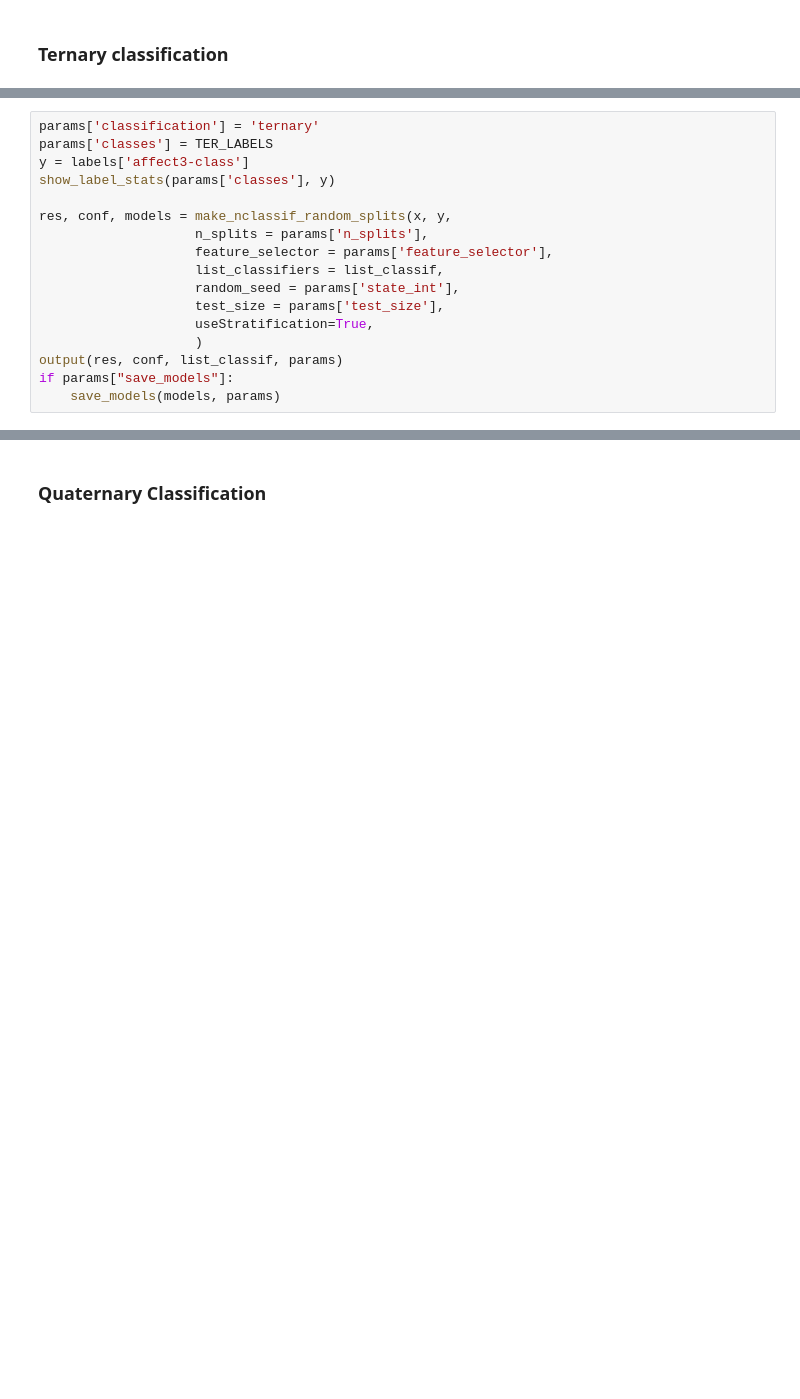
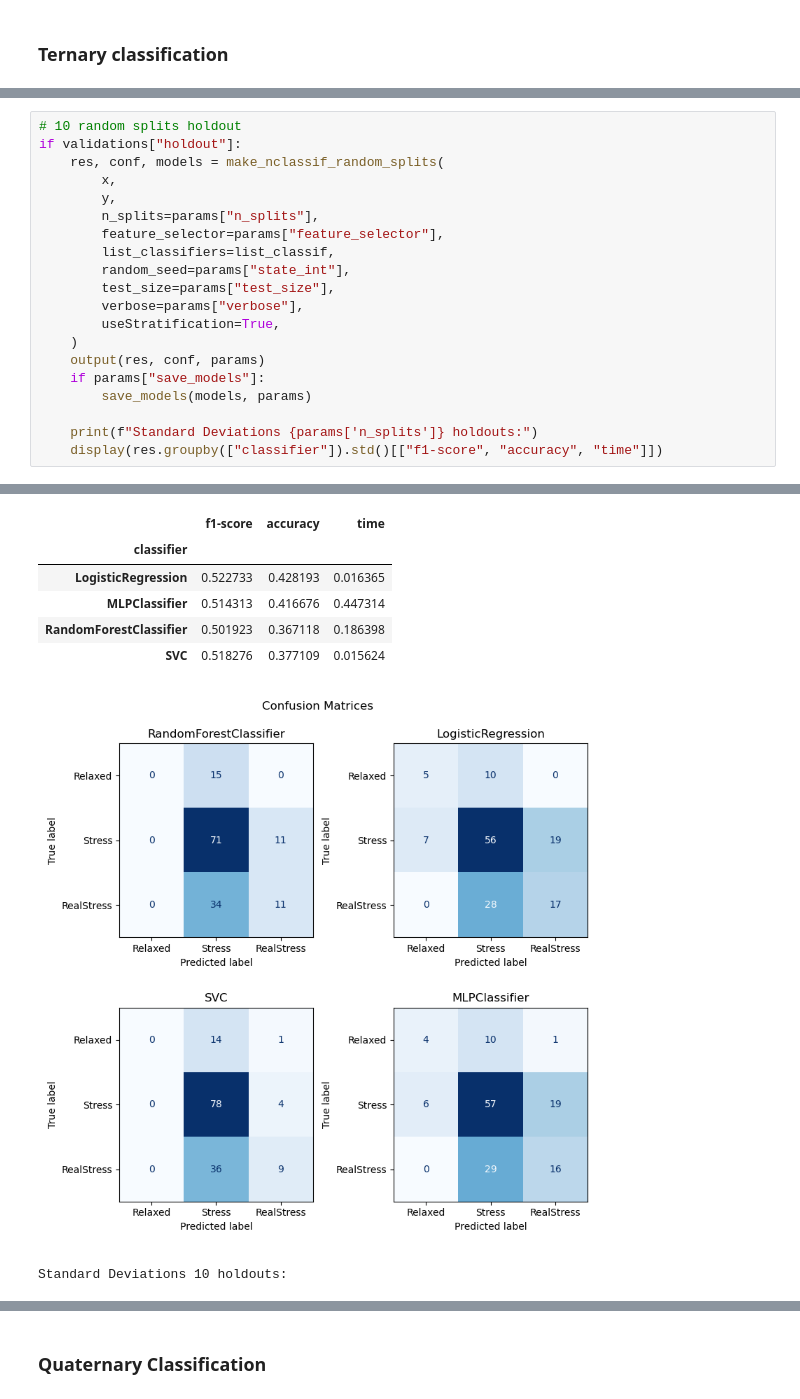
Before and after one commit to sergiodl-ubi/stressID, a Jupyter notebook: Classification/classification_physio.ipynb, the cells around one changed output, grey strips where cells are left out. Saved outputs shown, nothing was run; the diff lists cells and outputs as text; blank space fills up the shorter version.

```diff
--- a/Classification/classification_physio.ipynb
+++ b/Classification/classification_physio.ipynb
@@ -274,17 +397,21 @@ res.groupby(['classifier']).std()[['f1-score', 'accuracy', 'time']]
 # %%
-params['classification'] = 'ternary'
-params['classes'] = TER_LABELS
-y = labels['affect3-class']
-show_label_stats(params['classes'], y)
+# 10 random splits holdout
+if validations["holdout"]:
+    res, conf, models = make_nclassif_random_splits(
+        x,
+        y,
+        n_splits=params["n_splits"],
+        feature_selector=params["feature_selector"],
+        list_classifiers=list_classif,
+        random_seed=params["state_int"],
+        test_size=params["test_size"],
+        verbose=params["verbose"],
+        useStratification=True,
+    )
+    output(res, conf, params)
+    if params["save_models"]:
+        save_models(models, params)
 
-res, conf, models = make_nclassif_random_splits(x, y,
-                    n_splits = params['n_splits'],
-                    feature_selector = params['feature_selector'],
-                    list_classifiers = list_classif,
-                    random_seed = params['state_int'],
-                    test_size = params['test_size'],
-                    useStratification=True,
-                    )
-output(res, conf, list_classif, params)
-if params["save_models"]:
-    save_models(models, params)
+    print(f"Standard Deviations {params['n_splits']} holdouts:")
+    display(res.groupby(["classifier"]).std()[["f1-score", "accuracy", "time"]])
+# %% [output]
@@ -290,0 +428,8 @@ if params["save_models"]:
+|  | f1-score | accuracy | time |
+| classifier |  |  |  |
+| LogisticRegression | 0.522733 | 0.428193 | 0.016365 |
+| MLPClassifier | 0.514313 | 0.416676 | 0.447314 |
+| RandomForestClassifier | 0.501923 | 0.367118 | 0.186398 |
+| SVC | 0.518276 | 0.377109 | 0.015624 |
+[figure, added]
+Standard Deviations 10 holdouts:
```
Also changed, not shown: parts of 17 cells of this notebook, 4 other files.
